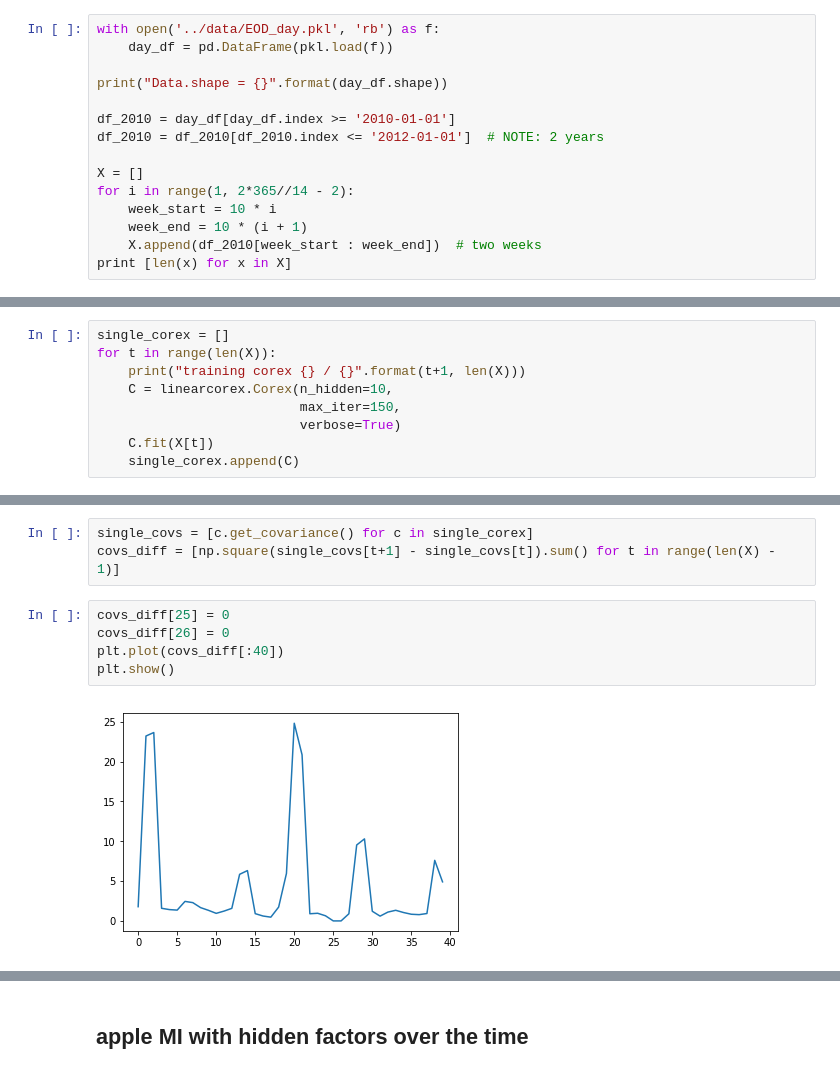
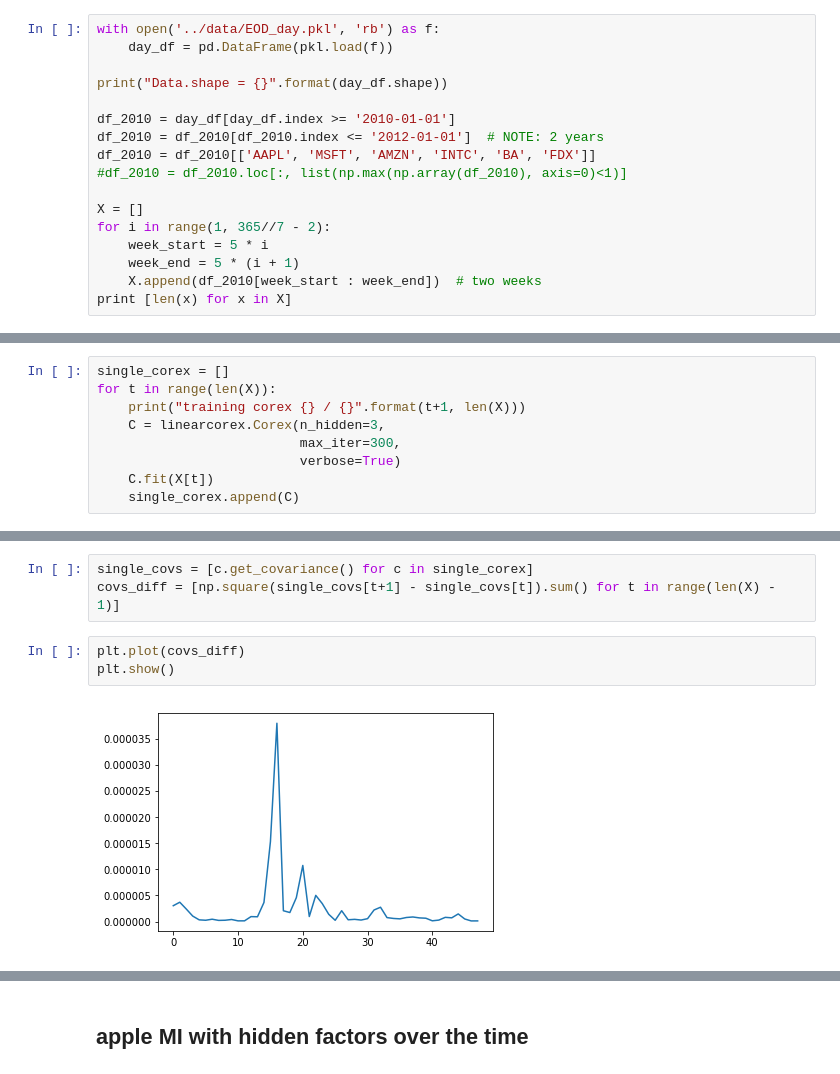
Before and after one commit to hrayrhar/T-CorEx, a Jupyter notebook: single-corex-on-multiple-timesteps.ipynb, the cells around one changed output, grey strips where cells are left out. Drawn from its saved outputs; the diff is of its cells as text.

```diff
--- a/single-corex-on-multiple-timesteps.ipynb
+++ b/single-corex-on-multiple-timesteps.ipynb
@@ -17,11 +15,13 @@ print("Data.shape = {}".format(day_df.shape))
 
 df_2010 = day_df[day_df.index >= '2010-01-01']
 df_2010 = df_2010[df_2010.index <= '2012-01-01']  # NOTE: 2 years
+df_2010 = df_2010[['AAPL', 'MSFT', 'AMZN', 'INTC', 'BA', 'FDX']]
+#df_2010 = df_2010.loc[:, list(np.max(np.array(df_2010), axis=0)<1)]
 
 X = []
-for i in range(1, 2*365//14 - 2):
-    week_start = 10 * i
-    week_end = 10 * (i + 1)
+for i in range(1, 365//7 - 2):
+    week_start = 5 * i
+    week_end = 5 * (i + 1)
     X.append(df_2010[week_start : week_end])  # two weeks
 print [len(x) for x in X]
 # %% [output]
@@ -33,8 +33,8 @@ Data.shape = (4277, 5038)
 single_corex = []
 for t in range(len(X)):
     print("training corex {} / {}".format(t+1, len(X)))
-    C = linearcorex.Corex(n_hidden=10,
-                          max_iter=150,
+    C = linearcorex.Corex(n_hidden=3,
+                          max_iter=300,
                           verbose=True)
     C.fit(X[t])
     single_corex.append(C)
@@ -66,9 +66,7 @@ print np.sum([c.tc for c in single_corex])
 single_covs = [c.get_covariance() for c in single_corex]
 covs_diff = [np.square(single_covs[t+1] - single_covs[t]).sum() for t in range(len(X) - 1)]
 # %%
-covs_diff[25] = 0
-covs_diff[26] = 0
-plt.plot(covs_diff[:40])
+plt.plot(covs_diff)
 plt.show()
 # %% [output]
-[figure, old version]
+[figure, new version]
```
Also changed, not shown: parts of 12 cells of this notebook, 6 other files.
